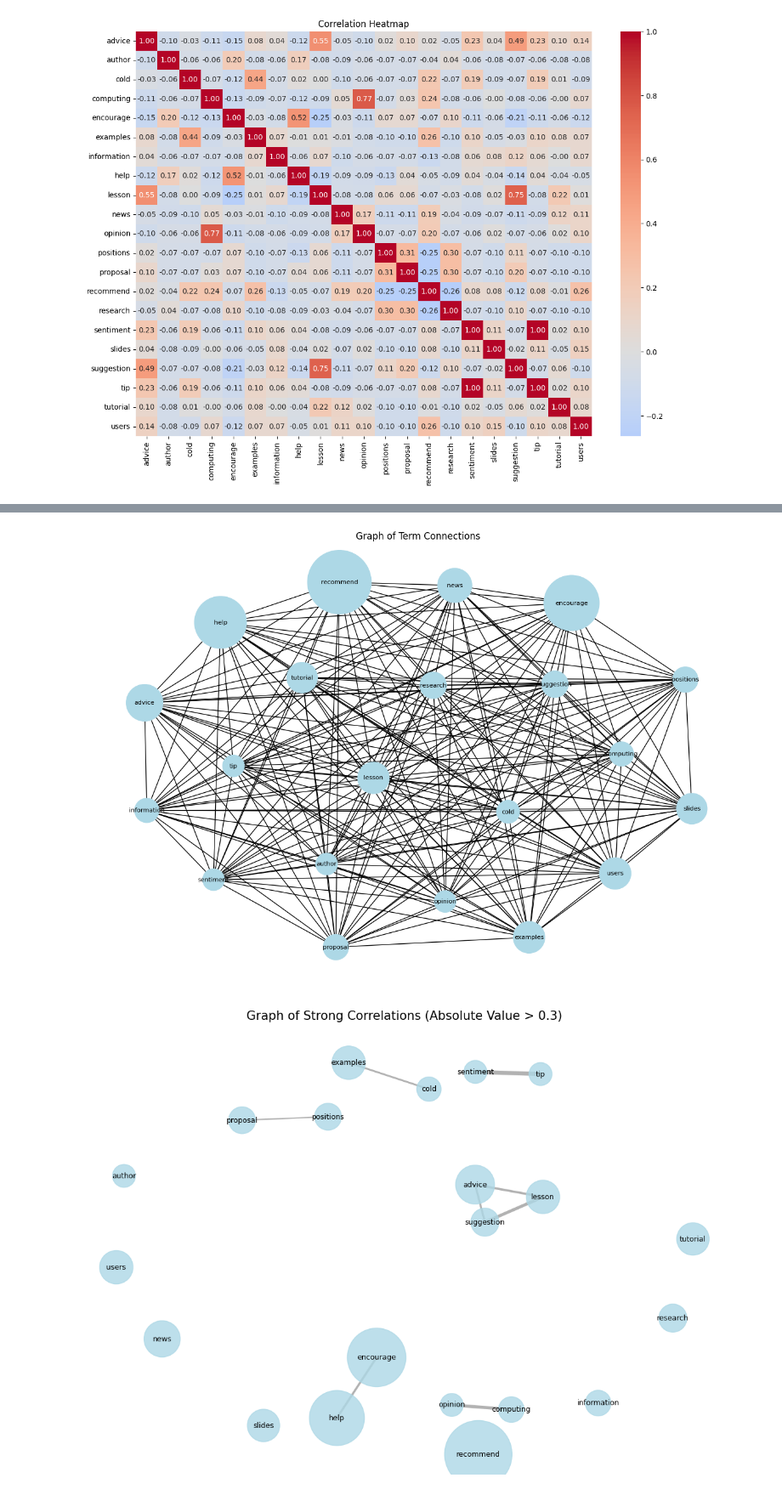
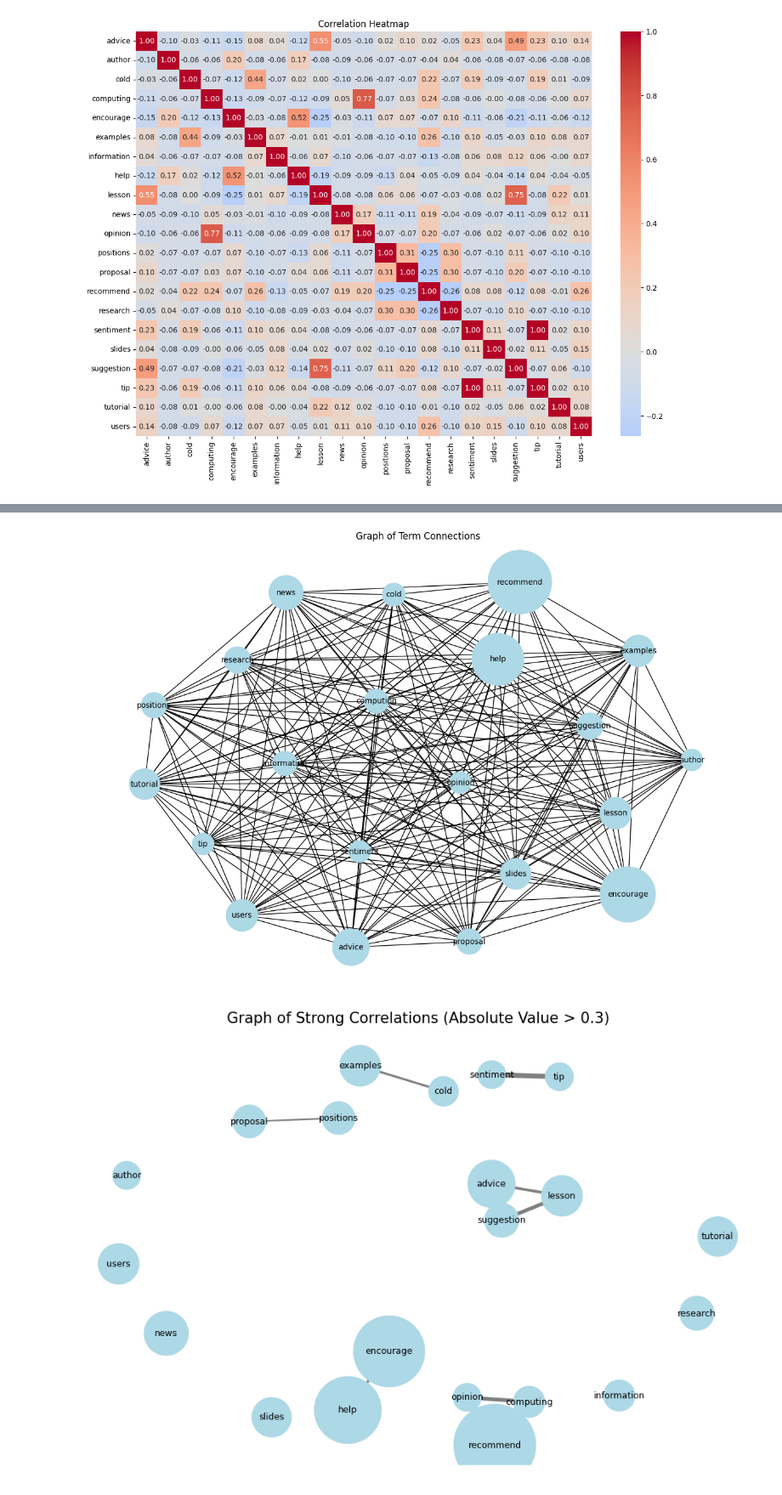
Before and after one commit to Clara-Lyngeraa/DA-Terms, a Jupyter notebook: Assignment_1.ipynb, the cells around one changed output, grey strips where cells are left out. Shown at 85% size. Cells and saved outputs as stored; diff of their text form; code cells hidden in the pictures.

```diff
--- a/Assignment_1.ipynb
+++ b/Assignment_1.ipynb
@@ -193,74 +191,51 @@ for term in terms_df.columns:
     G.add_node(term)
 for i in range(len(terms_df.columns)):
     for j in range(i + 1, len(terms_df.columns)):
-        if terms_df.iloc[:, i].corr(terms_df.iloc[:, j]):  # Adjust the threshold as needed
+        if terms_df.iloc[:, i].corr(terms_df.iloc[:, j]):
             G.add_edge(terms_df.columns[i], terms_df.columns[j])
 
 # Use graphics to enlarge the terms that appear the most, etc.
 term_sizes = {term: term_totals[term] for term in terms_df.columns}
+node_sizes = [term_totals[node] * 100 for node in G.nodes()]
 nx.set_node_attributes(G, term_sizes, 'size')
 
 
 
 plt.figure(figsize=(12, 8))
-nx.draw(G, with_labels=True, node_color='lightblue', edge_color='black', node_size=[term_sizes[term] * 100 for term in G.nodes()], font_size=8)
+nx.draw(G, with_labels=True, node_color='lightblue', edge_color='black', node_size=node_sizes, font_size=10)
 plt.title("Graph of Term Connections")
 plt.show()
 # %% [output]
-[figure, old version]
+[figure, new version]
 # %%
-import networkx as nx
-import matplotlib.pyplot as plt
-import numpy as np
 
-# 1. Calculate the correlation matrix beforehand
 corr_matrix = terms_df.corr()
-
 G = nx.Graph()
-
-# Define the "high correlation" threshold (e.g., 0.6)
 threshold = 0.3
 
-# 2. Add nodes and edges with filters
 for i in range(len(corr_matrix.columns)):
     term_i = corr_matrix.columns[i]
-    # Ensure all terms are added as nodes even if they have no strong connections
     G.add_node(term_i)
-
     for j in range(i + 1, len(corr_matrix.columns)):
         term_j = corr_matrix.columns[j]
         correlation_value = corr_matrix.iloc[i, j]
-
-        # Filter: Only add an edge if the ABSOLUTE correlation is above the threshold
         if abs(correlation_value) >= threshold:
-            # Store the absolute value as 'weight' to define the line thickness later
             G.add_edge(term_i, term_j, weight=abs(correlation_value))
 
-# 3. Prepare visual attributes
-# Node sizes: based on your pre-calculated term_totals (scaled by 100)
 node_sizes = [term_totals[node] * 100 for node in G.nodes()]
 
-# Edge widths: retrieve weights and apply a multiplier (e.g., * 5) for visual impact
 edges = G.edges(data=True)
 weights = [edge[2]['weight'] * 5 for edge in edges]
 
-# 4. Draw the graph
-plt.figure(figsize=(14, 10))
-
-# Layout: 'spring_layout' uses a force-directed algorithm to group highly connected nodes
+plt.figure(figsize=(12, 8))
 pos = nx.spring_layout(G, k=0.5, seed=42)
 
-# Draw nodes
-nx.draw_networkx_nodes(G, pos, node_size=node_sizes, node_color='lightblue', alpha=0.8)
-
-# Draw labels
-nx.draw_networkx_labels(G, pos, font_size=9, font_family='sans-serif')
-
-# Draw edges: 'width' is driven by the correlation strength
-nx.draw_networkx_edges(G, pos, width=weights, edge_color='gray', alpha=0.6)
+nx.draw_networkx_nodes(G, pos, node_size=node_sizes, node_color='lightblue')
+nx.draw_networkx_labels(G, pos, font_size=9)
+nx.draw_networkx_edges(G, pos, width=weights, edge_color='gray')
 
 plt.title(f"Graph of Strong Correlations (Absolute Value > {threshold})", fontsize=15)
-plt.axis('off') # Hide axes for a cleaner look
+plt.axis('off')
 plt.show()
 # %% [output]
-[figure, old version]
+[figure, new version]
```
Also changed, not shown: parts of 5 cells of this notebook.
